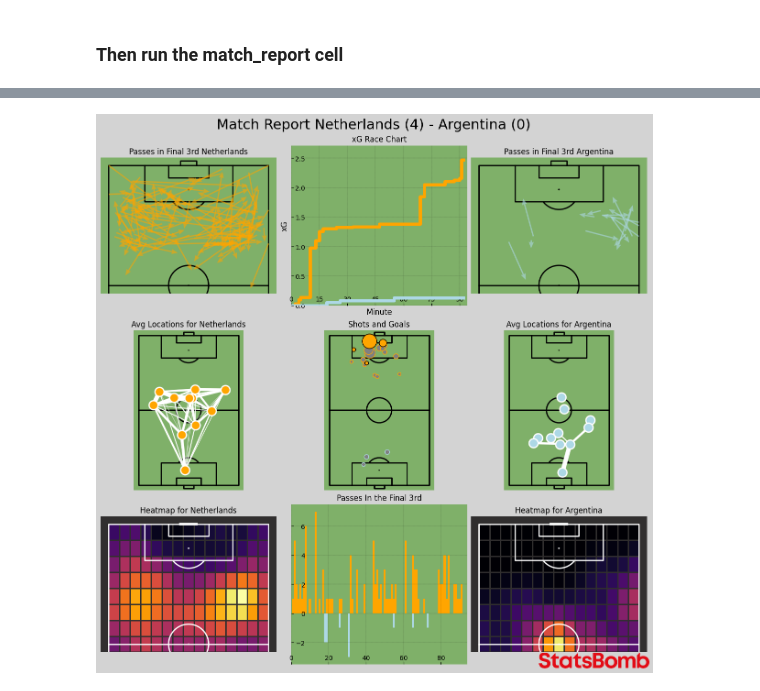
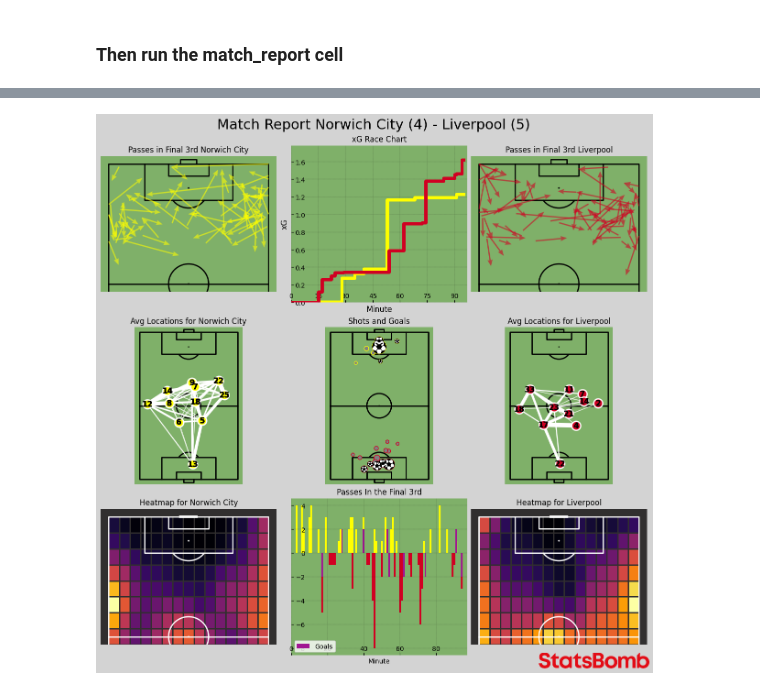
Before and after one commit to AugustSteff/Data-Analysis-in-football, a Jupyter notebook: Match_Reports/Post Match Report.ipynb, the cells around one changed output, grey strips where cells are left out. Drawn from its saved outputs; the diff is of its cells as text; code cells hidden in the pictures.

```diff
--- a/Match_Reports/Post Match Report.ipynb
+++ b/Match_Reports/Post Match Report.ipynb
@@ -42,11 +52,9 @@ sb.matches(competition_id=43, season_id=51)
 # %%
-match_report(matchId=3888717, # Statsbomb match id
-            home_team = "Netherlands", # home team
-            away_team = 'Argentina', # away team
-            save='y', #'y' for save 'n' for dont
-            home_team_color ='orange', # color for the home team
-            away_team_color = 'lightblue' # color for the away team
+match_report(matchId=3754348, # Statsbomb match id
+            save='n', #'y' for save 'n' for dont
+            home_team_color ='#FFFF00', # color for the home team
+            away_team_color = '#D10022' # color for the away team
             )
 # %% [output]
-[figure, old version]
+[figure, new version]
 # %%
```
Also changed, not shown: parts of 2 cells of this notebook, 3 other files.
